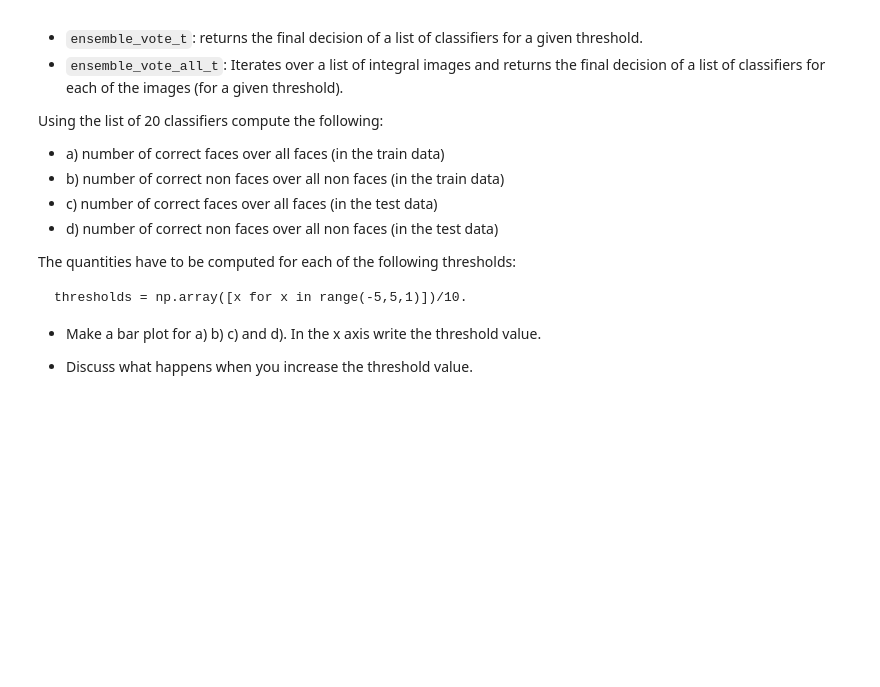
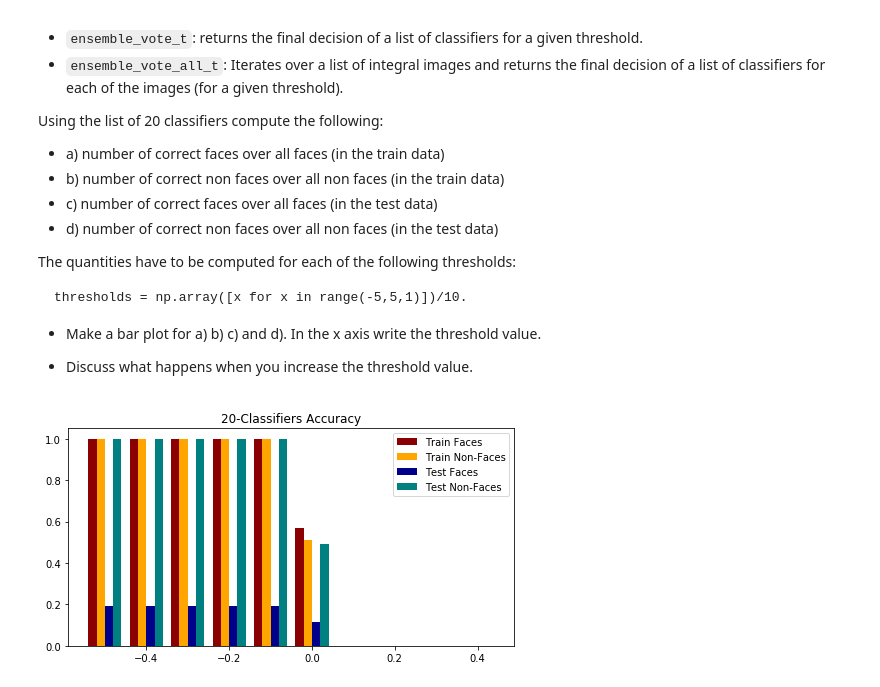
Before and after one commit to jdecid/MAI-CV, a Jupyter notebook: labs/s5/ P5_JosepDeCid_JordiArmengol.ipynb, the cells around one changed output. Saved outputs shown, nothing was run; the diff lists cells and outputs as text; code cells hidden in the pictures; blank space fills up the shorter version.

```diff
--- a/labs/s5/ P5_JosepDeCid_JordiArmengol.ipynb
+++ b/labs/s5/ P5_JosepDeCid_JordiArmengol.ipynb
@@ -621,11 +616,47 @@ correct_non_faces_test_t = []
 def ensemble_score(int_img, classifiers):
     return sum([c.get_vote(int_img) for c in classifiers])
 
-def ensemble_vote_t(int_img, classifiers,t):
-    return
+def ensemble_vote_t(int_img, classifiers, t):
+    return int(ensemble_score(int_img, classifiers) > t)
 
-def ensemble_vote_all_t(int_imgs, classifiers,t=-0.1):
+def ensemble_vote_all_t(int_imgs, classifiers, t=-0.1):
     votes = []
-
-
+    for img in int_imgs:
+        votes.append(ensemble_vote_t(img, classifiers, t))
     return votes
+# %%
+correct_faces_train_t = []
+correct_non_faces_train_t = []
+correct_faces_test_t = []
+correct_non_faces_test_t = []
+
+for thresh in thresholds:
+    pos_training_results = ensemble_vote_all_t(ii_pos_training, classifiers, thresh)
+    neg_training_results = ensemble_vote_all_t(ii_neg_training, classifiers, thresh)
+    pos_testing_results = ensemble_vote_all_t(ii_pos_testing, classifiers, thresh)
+    neg_testing_results = ensemble_vote_all_t(ii_neg_testing, classifiers, thresh)
+
+    correct_faces_train_t.append(sum(pos_training_results) / len(ii_pos_training))
+    correct_non_faces_train_t.append(sum(neg_training_results) / len(ii_neg_training))
+    correct_faces_test_t.append(sum(pos_testing_results) / len(ii_pos_training))
+    correct_non_faces_test_t.append(sum(neg_testing_results) / len(ii_neg_testing))
+# %%
+plt.figure(figsize=(8, 4))
+plt.title('20-Classifiers Accuracy')
+
+plt.bar(thresholds - 0.030, correct_faces_train_t, width=0.02,
+        color='darkred', align='center', label='Train Faces')
+
+plt.bar(thresholds - 0.010, correct_non_faces_train_t, width=0.02,
+        color='orange', align='center', label='Train Non-Faces')
+
+plt.bar(thresholds + 0.010, correct_faces_test_t, width=0.02,
+        color='darkblue', align='center', label='Test Faces')
+
+plt.bar(thresholds + 0.030, correct_non_faces_test_t,
+        width=0.02, color='teal', align='center', label='Test Non-Faces')
+
+plt.legend()
+plt.show()
+# %% [output]
+[figure, added]
```
Also changed, not shown: parts of 3 cells of this notebook.
